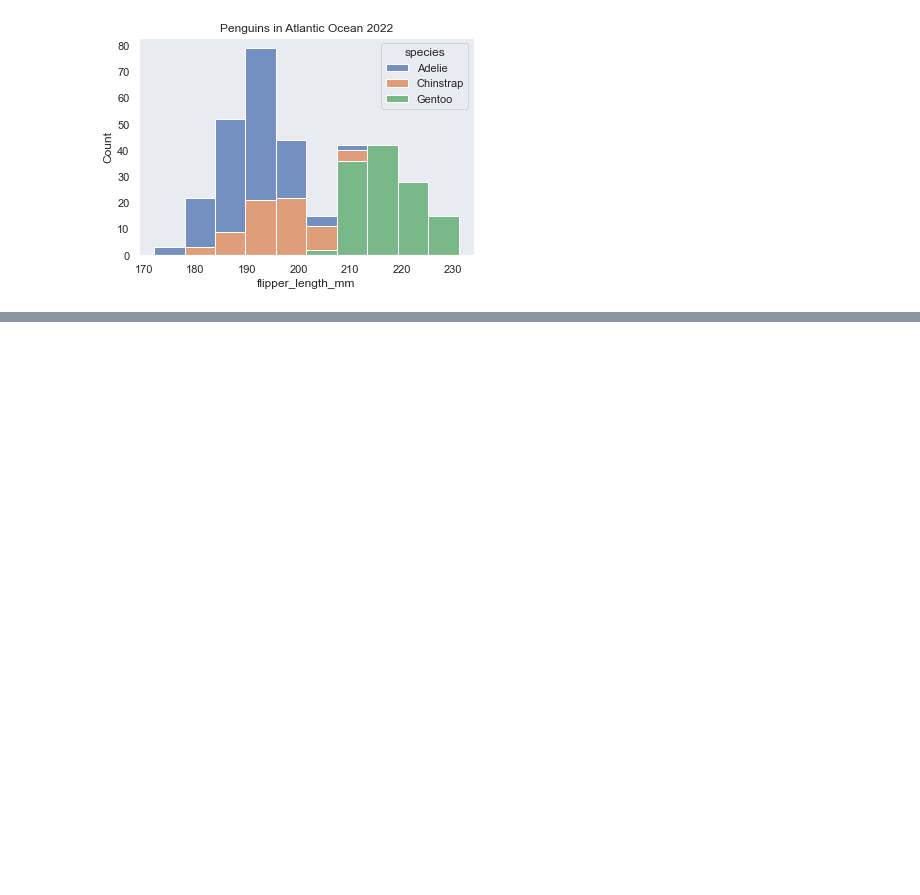
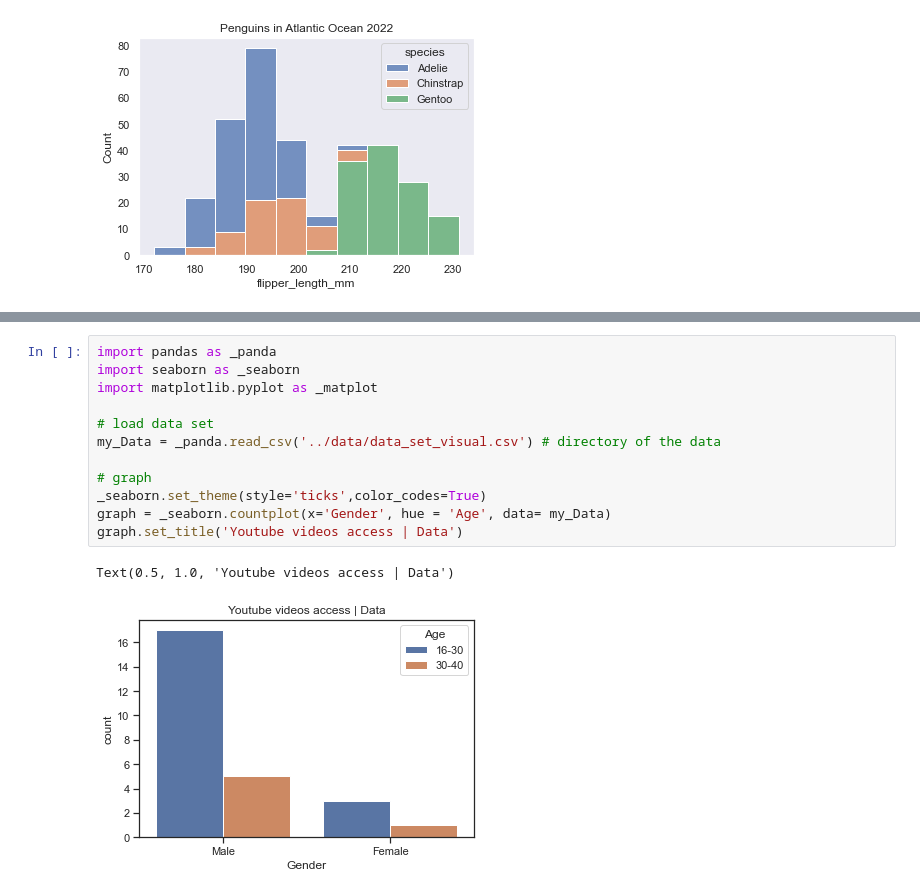
Before and after one commit to waleed-ali-sarwar/Python-for-Data-Science, a Jupyter notebook: notes_jupyter/Data Visualization in Python.ipynb, the cells around one changed output, grey strips where cells are left out. Saved outputs shown, nothing was run; the diff lists cells and outputs as text; blank space fills up the shorter version.

Commit message:
Data Visualization

```diff
--- a/notes_jupyter/Data Visualization in Python.ipynb
+++ b/notes_jupyter/Data Visualization in Python.ipynb
@@ -141,3 +143,18 @@ mat_pen.show()
 # %% [markdown]
 # Visual Studio Code Output | Histroplot | Penguins dataset
 ![histoplot-penguins%20-%20python%20data-visualization%20vscode.png](attachment:histoplot-penguins%20-%20python%20data-visualization%20vscode.png)
+# %%
+import pandas as _panda
+import seaborn as _seaborn
+import matplotlib.pyplot as _matplot
+
+# load data set
+my_Data = _panda.read_csv('../data/data_set_visual.csv') # directory of the data
+
+# graph
+_seaborn.set_theme(style='ticks',color_codes=True)
+graph = _seaborn.countplot(x='Gender', hue = 'Age', data= my_Data)
+graph.set_title('Youtube videos access | Data')
+# %% [output]
+Text(0.5, 1.0, 'Youtube videos access | Data')
+[figure, added]
```
Also changed, not shown: parts of 1 cell of this notebook, 9 other files.
